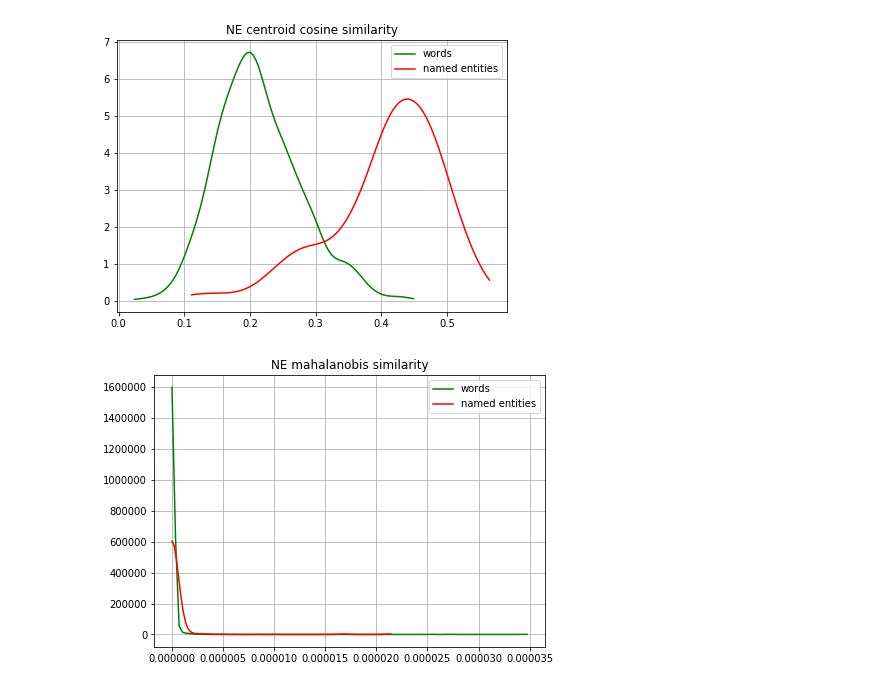
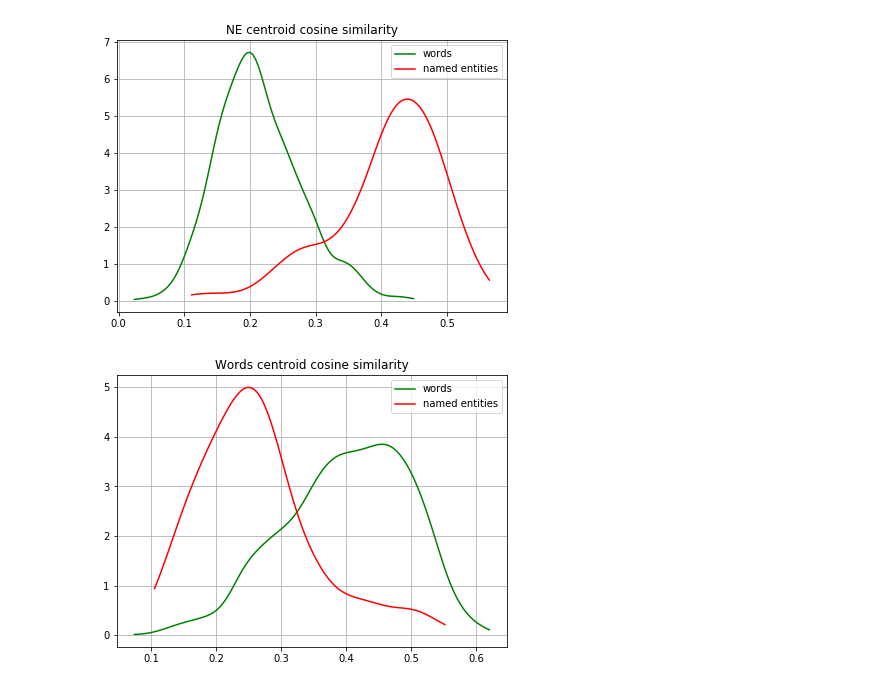
Before and after one commit to deeppavlov/fewshot_NER, a Jupyter notebook: notebooks/10. Different similarity metrics comparison.ipynb, the cells around one changed output. Cells and saved outputs as stored; diff of their text form; code cells hidden in the pictures.

```diff
--- a/notebooks/10. Different similarity metrics comparison.ipynb
+++ b/notebooks/10. Different similarity metrics comparison.ipynb
@@ -71,6 +71,7 @@ X_q, y_q = get_matrices(*data_sample_query, embedder)
 X_s_ne = X_s[y_s == 1, :]
 X_s_words = X_s[y_s == 0, :]
 ne_centroid_s = np.mean(X_s_ne, axis=0)
+words_centroid_s = np.mean(X_s_words, axis=0)
 X_q_ne = X_q[y_q == 1, :]
 X_q_words = X_q[y_q == 0, :]
 # %%
@@ -78,8 +79,11 @@ sims = {}
 sims['ne_centroid_euc_dist'] = calc_sim_by_type(X_q, ne_centroid_s, sim_type='euc_dist')
 sims['ne_centroid_dot_prod'] = calc_sim_by_type(X_q, ne_centroid_s, sim_type='dot_prod')
 sims['ne_centroid_cosine'] = calc_sim_by_type(X_q, ne_centroid_s, sim_type='cosine')
-sims['ne_mahalanobis'] = calc_sim_by_type(X_q, X_s_ne, sim_type='mahalanobis')
-sims['words_mahalanobis'] = calc_sim_by_type(X_q, X_s_words, sim_type='mahalanobis')
+sims['words_centroid_euc_dist'] = calc_sim_by_type(X_q, words_centroid_s, sim_type='euc_dist')
+sims['words_centroid_dot_prod'] = calc_sim_by_type(X_q, words_centroid_s, sim_type='dot_prod')
+sims['words_centroid_cosine'] = calc_sim_by_type(X_q, words_centroid_s, sim_type='cosine')
+# sims['ne_mahalanobis'] = calc_sim_by_type(X_q, X_s_ne, sim_type='mahalanobis')
+# sims['words_mahalanobis'] = calc_sim_by_type(X_q, X_s_words, sim_type='mahalanobis')
 # %%
 plotPDE(sims['ne_centroid_euc_dist'], y_q, 'NE centroid euclidian distance similarity')
 # %% [output]
@@ -94,8 +98,10 @@ plotPDE(sims['ne_centroid_dot_prod'], y_q, 'NE centroid dot product similarity')
 plotPDE(sims['ne_centroid_cosine'], y_q, 'NE centroid cosine similarity')
 # %% [output]
 [figure]
+# %%
+plotPDE(sims['words_centroid_cosine'], y_q, 'Words centroid cosine similarity')
+# %% [output]
+[figure, added]
 # %%
-plotPDE(sims['ne_mahalanobis'], y_q, 'NE mahalanobis similarity')
+# plotPDE(sims['ne_mahalanobis'], y_q, 'NE mahalanobis similarity')
-# %% [output]
-[figure, removed]
 # %%
```
Also changed, not shown: parts of 24 cells of this notebook, 12 other files.
